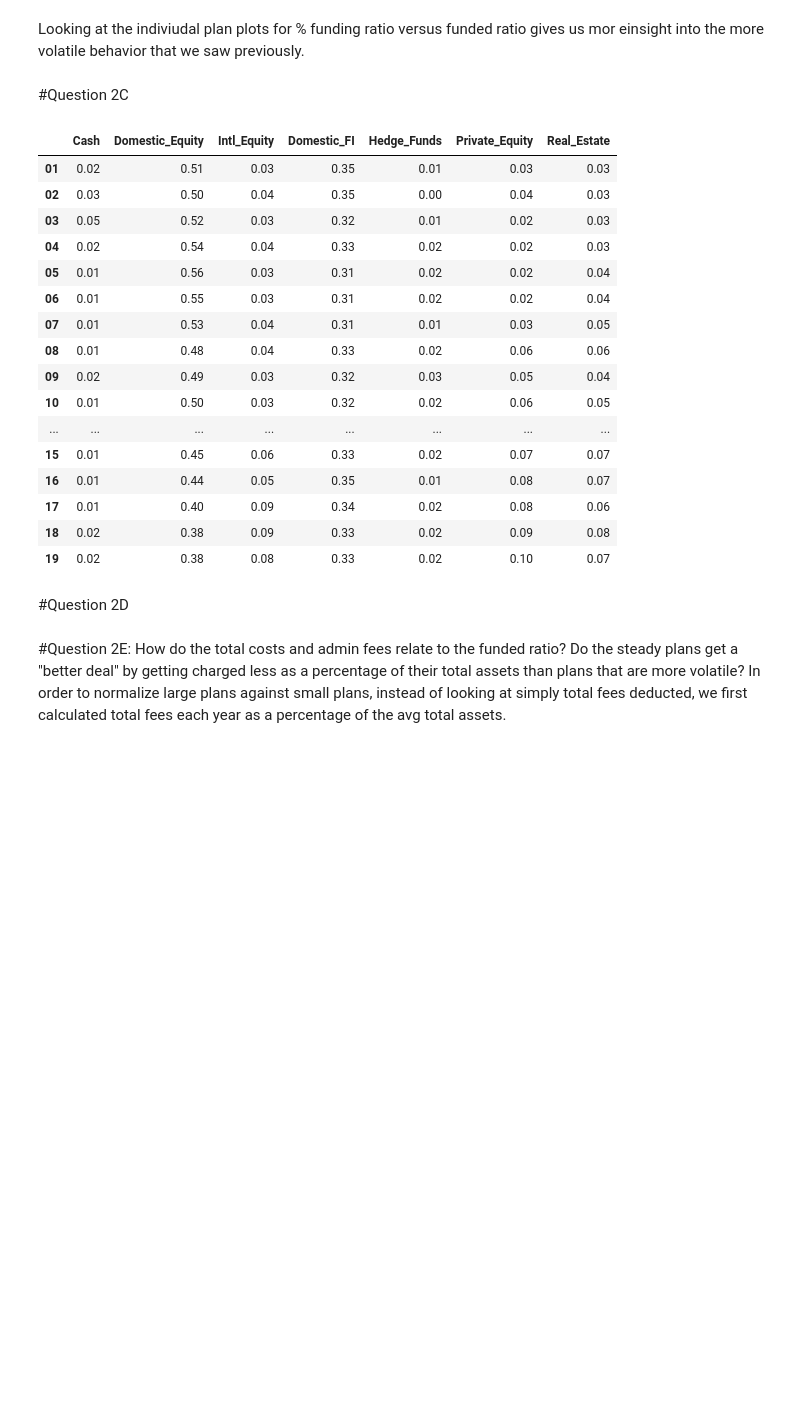
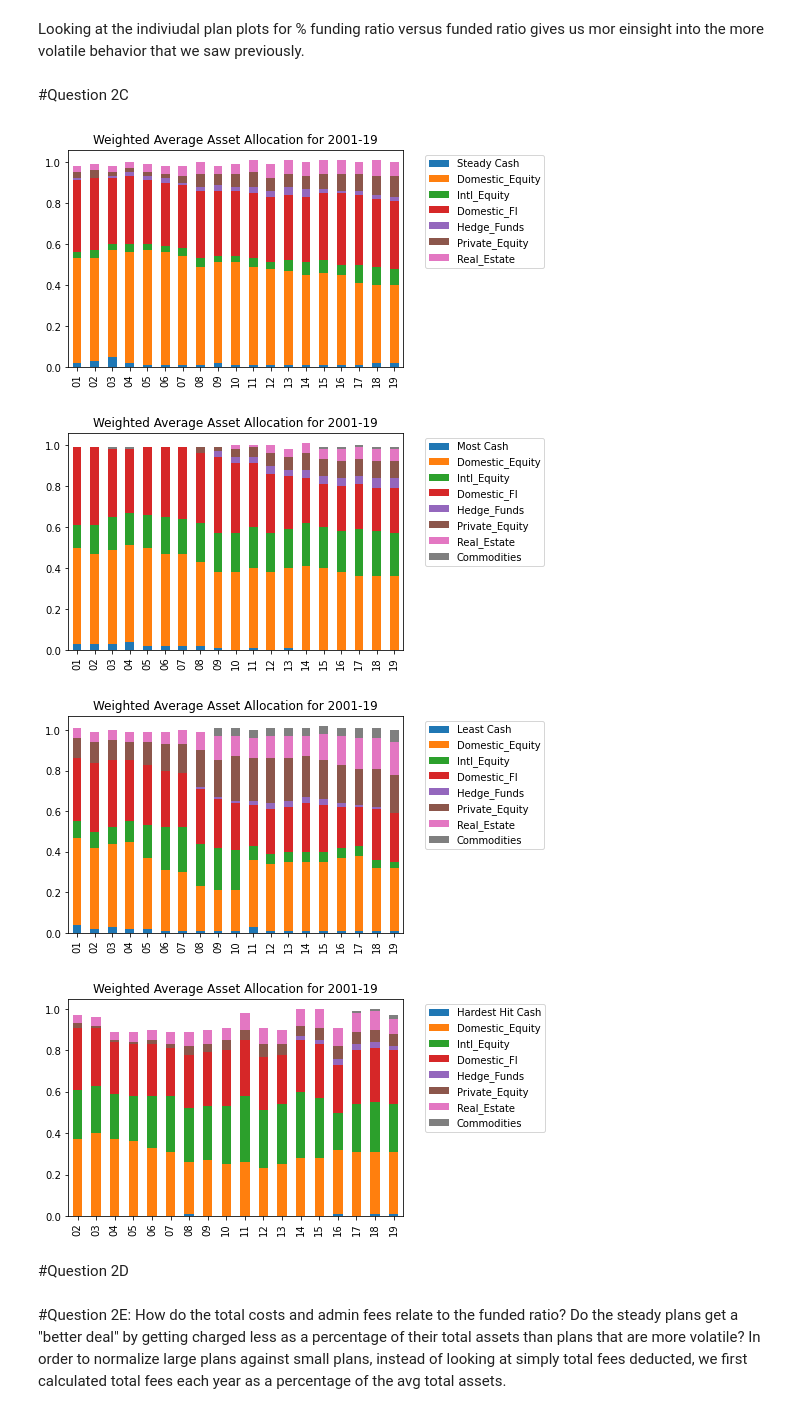
Before and after one commit to DeltaDeutsch/PPD-Group-Project, a Jupyter notebook: PPD Group Final.ipynb, the cells around one changed output. Drawn from its saved outputs; the diff is of its cells as text; code cells hidden in the pictures; blank space fills up the shorter version.

Commit message:
Added all plots to final notebook

```diff
--- a/PPD Group Final.ipynb
+++ b/PPD Group Final.ipynb
@@ -330,9 +331,9 @@ Looking at the indiviudal plan plots for % funding ratio versus funded ratio giv
 # %% [markdown]
 #Question 2C
 # %%
-#Generate DFs
+#Generate DFs from weighted average asset allocation data dictionary
 plotdata_steady = pd.DataFrame({
-    "Cash":[0.02, 0.03, 0.05, 0.02, 0.01, 0.01, 0.01, 0.01, 0.02, 0.01, 0.01, 0.01, 0.01, 0.01, 0.01, 0.01, 0.01, 0.02, 0.02],
+    "Steady Cash":[0.02, 0.03, 0.05, 0.02, 0.01, 0.01, 0.01, 0.01, 0.02, 0.01, 0.01, 0.01, 0.01, 0.01, 0.01, 0.01, 0.01, 0.02, 0.02],
     "Domestic_Equity":[0.51, 0.50, 0.52, 0.54, 0.56, 0.55, 0.53, 0.48, 0.49, 0.50, 0.48, 0.47, 0.46, 0.44, 0.45, 0.44, 0.40, 0.38, 0.38],
     "Intl_Equity":[0.03, 0.04, 0.03, 0.04, 0.03, 0.03, 0.04, 0.04, 0.03, 0.03, 0.04, 0.03, 0.05, 0.06, 0.06, 0.05, 0.09, 0.09, 0.08],
     "Domestic_FI":[0.35, 0.35, 0.32, 0.33, 0.31, 0.31, 0.31, 0.33, 0.32, 0.32, 0.32, 0.32, 0.32, 0.32, 0.33, 0.35, 0.34, 0.33, 0.33],
@@ -342,8 +343,8 @@ plotdata_steady = pd.DataFrame({
     },
     index = ['01','02','03','04','05','06','07','08','09','10','11','12','13','14','15','16','17','18','19']
 )
-plotdata = pd.DataFrame({
-    "Cash":[0.04, 0.02, 0.03, 0.02, 0.02, 0.01, 0.01, 0.01, 0.01, 0.01, 0.03, 0.01, 0.01, 0.01, 0.01, 0.01, 0.01, 0.01, 0.01],
+plotdata_least = pd.DataFrame({
+    "Least Cash":[0.04, 0.02, 0.03, 0.02, 0.02, 0.01, 0.01, 0.01, 0.01, 0.01, 0.03, 0.01, 0.01, 0.01, 0.01, 0.01, 0.01, 0.01, 0.01],
     "Domestic_Equity":[0.43, 0.40, 0.41, 0.43, 0.35, 0.30, 0.29, 0.22, 0.20, 0.20, 0.33, 0.33, 0.34, 0.34, 0.34, 0.36, 0.37, 0.31, 0.31],
     "Intl_Equity":[0.08, 0.08, 0.08, 0.10, 0.16, 0.21, 0.22, 0.21, 0.21, 0.20, 0.07, 0.05, 0.05, 0.05, 0.05, 0.05, 0.05, 0.04, 0.03],
     "Domestic_FI":[0.31, 0.34, 0.33, 0.30, 0.30, 0.28, 0.27, 0.27, 0.24, 0.23, 0.20, 0.22, 0.22, 0.24, 0.23, 0.20, 0.19, 0.25, 0.24],
@@ -354,23 +355,41 @@ plotdata = pd.DataFrame({
     },
     index = ['01','02','03','04','05','06','07','08','09','10','11','12','13','14','15','16','17','18','19']
 )
+plotdata_most = pd.DataFrame({
+    "Most Cash":[0.03, 0.03, 0.03, 0.04, 0.02, 0.02, 0.02, 0.02, 0.01, 0.00, 0.01, 0.00, 0.01, 0.00, 0.00, 0.00, 0.00, 0.00, 0.00],
+    "Domestic_Equity":[0.47, 0.44, 0.46, 0.47, 0.48, 0.45, 0.45, 0.41, 0.37, 0.38, 0.39, 0.38, 0.39, 0.41, 0.40, 0.38, 0.36, 0.36, 0.36],
+    "Intl_Equity":[0.11, 0.14, 0.16, 0.16, 0.16, 0.18, 0.17, 0.19, 0.19, 0.19, 0.20, 0.19, 0.19, 0.21, 0.20, 0.20, 0.23, 0.22, 0.21],
+    "Domestic_FI":[0.38, 0.38, 0.33, 0.31, 0.33, 0.34, 0.35, 0.34, 0.37, 0.34, 0.31, 0.29, 0.26, 0.22, 0.21, 0.22, 0.22, 0.21, 0.22],
+    "Hedge_Funds":[0.00, 0.00, 0.00, 0.00, 0.00, 0.00, 0.00, 0.00, 0.03, 0.03, 0.03, 0.04, 0.03, 0.04, 0.04, 0.04, 0.04, 0.05, 0.05],
+    "Private_Equity":[0.00, 0.00, 0.00, 0.00, 0.00, 0.00, 0.00, 0.03, 0.02, 0.04, 0.05, 0.06, 0.06, 0.08, 0.08, 0.08, 0.08, 0.08, 0.08],
+    "Real_Estate":[0.00, 0.00, 0.00, 0.00, 0.00, 0.00, 0.00, 0.00, 0.00, 0.02, 0.01, 0.04, 0.04, 0.05, 0.05, 0.06, 0.06, 0.06, 0.06],
+    "Commodities":[0.00, 0.00, 0.01, 0.01, 0.00, 0.00, 0.00, 0.00, 0.00, 0.00, 0.00, 0.00, 0.00,0.00, 0.01, 0.01, 0.01, 0.01, 0.01]
+    },
+    index = ['01','02','03','04','05','06','07','08','09','10','11','12','13','14','15','16','17','18','19']
+)
+plotdata_hardesthit = pd.DataFrame({
+    "Hardest Hit Cash":[0.00, 0.00, 0.00, 0.00, 0.00, 0.00, 0.01, 0.00, 0.00, 0.00, 0.00, 0.00, 0.00, 0.00, 0.01, 0.00, 0.01, 0.01],
+    "Domestic_Equity":[0.37, 0.40, 0.37, 0.36, 0.33, 0.31, 0.25, 0.27, 0.25, 0.26, 0.23, 0.25, 0.28, 0.28, 0.31, 0.31, 0.30, 0.30],
+    "Intl_Equity":[0.24, 0.23, 0.22, 0.22, 0.25, 0.27, 0.26, 0.26, 0.28, 0.32, 0.28, 0.29, 0.32, 0.29, 0.18, 0.23, 0.24, 0.23],
+    "Domestic_FI":[0.30, 0.28, 0.25, 0.25, 0.25, 0.23, 0.26, 0.26, 0.27, 0.27, 0.26, 0.24, 0.25, 0.26, 0.23, 0.26, 0.26, 0.26],
+    "Hedge_Funds":[0.00, 0.00, 0.00, 0.00, 0.00, 0.00, 0.00, 0.00, 0.00, 0.00, 0.00, 0.00, 0.02, 0.02, 0.03, 0.03, 0.03, 0.02],
+    "Private_Equity":[0.02, 0.01, 0.01, 0.01, 0.02, 0.02, 0.04, 0.04, 0.05, 0.05, 0.06, 0.05, 0.05, 0.06, 0.06, 0.06, 0.06, 0.06],
+    "Real_Estate":[0.04, 0.04, 0.04, 0.05, 0.05, 0.06, 0.07, 0.07, 0.06, 0.08, 0.08, 0.07, 0.08, 0.09, 0.09, 0.09, 0.09, 0.07],
+    "Commodities":[0.00, 0.00, 0.00, 0.00, 0.00, 0.00, 0.00, 0.00, 0.00, 0.00, 0.00, 0.00, 0.00, 0.00, 0.00, 0.01, 0.01, 0.02]
+    },
+    index = ['02','03','04','05','06','07','08','09','10','11','12','13','14','15','16','17','18','19']
+)
+plotdata=[plotdata_steady,plotdata_most,plotdata_least,plotdata_hardesthit]
-# %% [output]
-|  | Cash | Domestic_Equity | Intl_Equity | Domestic_FI | Hedge_Funds | Private_Equity | Real_Estate |
-| 01 | 0.02 | 0.51 | 0.03 | 0.35 | 0.01 | 0.03 | 0.03 |
-| 02 | 0.03 | 0.50 | 0.04 | 0.35 | 0.00 | 0.04 | 0.03 |
-| 03 | 0.05 | 0.52 | 0.03 | 0.32 | 0.01 | 0.02 | 0.03 |
-| 04 | 0.02 | 0.54 | 0.04 | 0.33 | 0.02 | 0.02 | 0.03 |
-| 05 | 0.01 | 0.56 | 0.03 | 0.31 | 0.02 | 0.02 | 0.04 |
-| 06 | 0.01 | 0.55 | 0.03 | 0.31 | 0.02 | 0.02 | 0.04 |
-| 07 | 0.01 | 0.53 | 0.04 | 0.31 | 0.01 | 0.03 | 0.05 |
-| 08 | 0.01 | 0.48 | 0.04 | 0.33 | 0.02 | 0.06 | 0.06 |
-| 09 | 0.02 | 0.49 | 0.03 | 0.32 | 0.03 | 0.05 | 0.04 |
-| 10 | 0.01 | 0.50 | 0.03 | 0.32 | 0.02 | 0.06 | 0.05 |
-| ... | ... | ... | ... | ... | ... | ... | ... |
-| 15 | 0.01 | 0.45 | 0.06 | 0.33 | 0.02 | 0.07 | 0.07 |
-| 16 | 0.01 | 0.44 | 0.05 | 0.35 | 0.01 | 0.08 | 0.07 |
-| 17 | 0.01 | 0.40 | 0.09 | 0.34 | 0.02 | 0.08 | 0.06 |
-| 18 | 0.02 | 0.38 | 0.09 | 0.33 | 0.02 | 0.09 | 0.08 |
-| 19 | 0.02 | 0.38 | 0.08 | 0.33 | 0.02 | 0.10 | 0.07 |
+# %%
+for data in plotdata:
+    data.plot(kind = 'bar', stacked=True)
+    plt.legend(bbox_to_anchor=(1.05, 1.0), loc='best')
+    plt.title('Weighted Average Asset Allocation for 2001-19')
+    plt.show()
+# %% [output]
+[figure, added]
+[figure, added]
+[figure, added]
+[figure, added]
 # %% [markdown]
 #Question 2D
```
Also changed, not shown: parts of 10 cells of this notebook, 1 other file.
